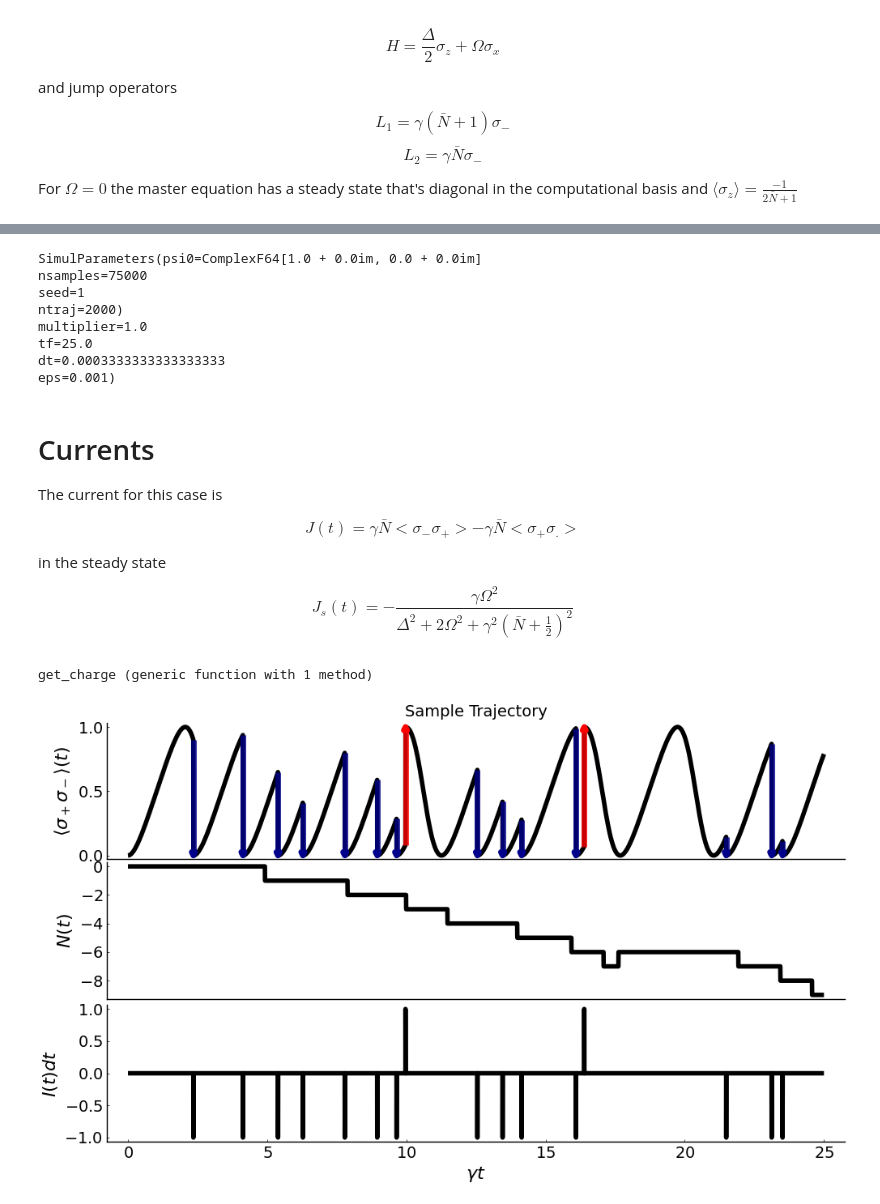
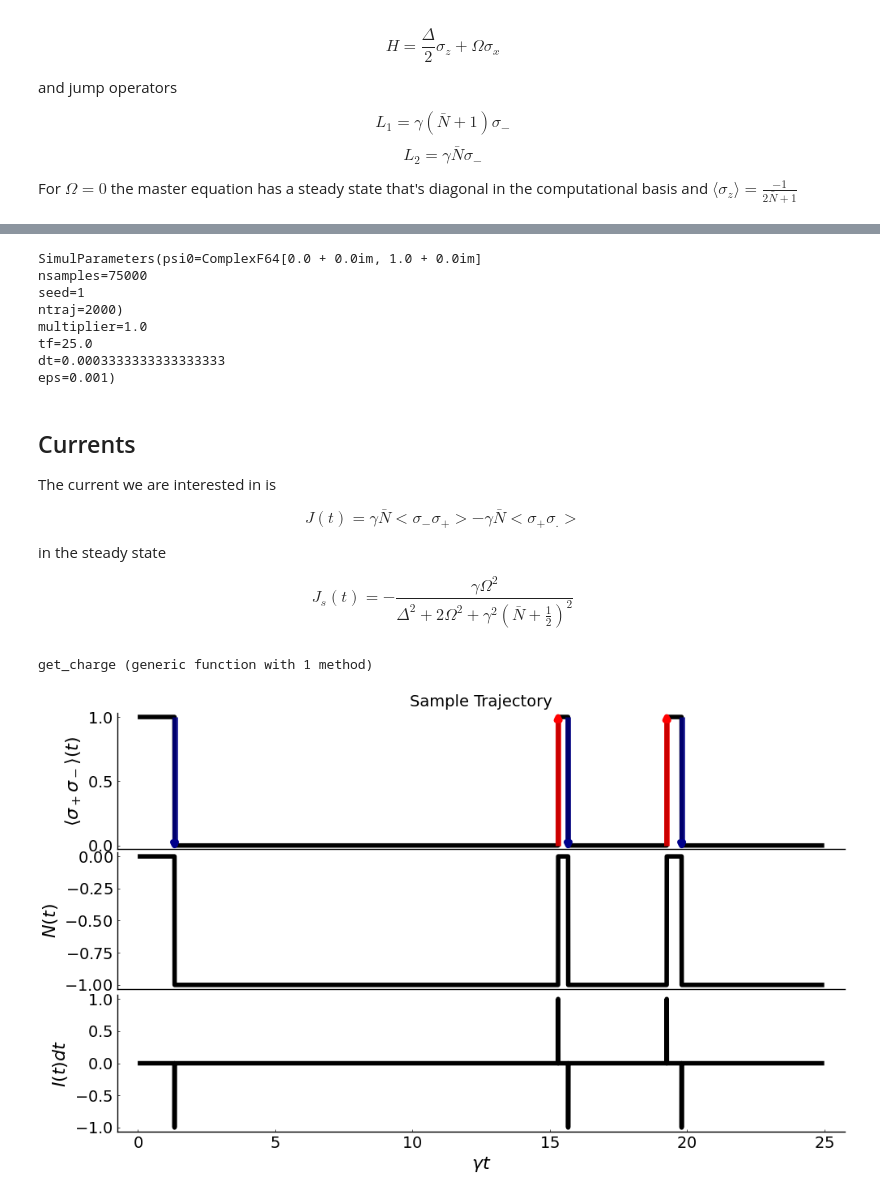
Before and after one commit to Ste1nb0cK/QuTaM.jl, a Jupyter notebook: notebooks/drive_qubit.ipynb, the cells around one changed output, grey strips where cells are left out. Saved outputs shown, nothing was run; the diff lists cells and outputs as text; code cells hidden in the pictures.

```diff
--- a/notebooks/drive_qubit.ipynb
+++ b/notebooks/drive_qubit.ipynb
@@ -22,9 +26,9 @@ using LinearAlgebra, QuTaM, Plots, LaTeXStrings, Statistics
 # %%
 ########################## INITIALIZATION
 # Define the hamiltonian
-delta = 0 # Constant following Landi figure 7
+delta = 1 # Constant following Landi figure 7
 gamma = 1
-omega = gamma
+omega = 0
 nbar = 0.2
 H = 0.5*delta * QuTaM.sigma_z + omega*QuTaM.sigma_x
 # Define the jump operators
@@ -32,7 +36,7 @@ L1 = gamma*(nbar+1)*QuTaM.sigma_m
 L2 = gamma*(nbar)*QuTaM.sigma_p
 # Define the system
 psi0 = zeros(ComplexF64, 2)
-psi0[1] = 1
+psi0[2] = 1
 sys = System(H, [L1, L2])
 params = SimulParameters(psi0,
     25.0, # Final time. Set very long so that all trajectories jump
@@ -43,7 +47,7 @@ params = SimulParameters(psi0,
     1e-3 # Tolerance for passing Dark state test
 )
 # %% [output]
-SimulParameters(psi0=ComplexF64[1.0 + 0.0im, 0.0 + 0.0im]
+SimulParameters(psi0=ComplexF64[0.0 + 0.0im, 1.0 + 0.0im]
 nsamples=75000
 seed=1
 ntraj=2000)
@@ -53,7 +57,7 @@ dt=0.0003333333333333333
 eps=0.001)
 # %%
 # Generate trajectories
-sample_clicks = run_trajectories(sys, params; progbar = true);
+sample_clicks = run_trajectories(sys, params);
 # %%
 # Obtain states between jumps
 ntimes = 10000
@@ -68,8 +72,8 @@ for k in 1:params.ntraj
     end
 end
 # %% [markdown]
-# Currents
-The current for this case is
+## Currents
+The current we are interested in is
 
 $$ J(t) = \gamma\bar{N}<\sigma_-\sigma_+> -  \gamma\bar{N}<\sigma_+\sigma_.> $$
 
@@ -154,31 +160,31 @@ end
 # %%
 # Plot
 pyplot()
-
+charge_sample = get_charge(t, traj, weights)
 p = plot(t, sample_occupation_e[:, traj_index], legend=false, linewidth=4, color="black",
              guidefont=font(16), grid=:false, gridalpha = 0.5,
             ylabel = L"\langle\sigma_+\sigma_-\rangle(t)", title="Sample Trajectory", xticks=false,
             bottom_margin=0*Plots.mm, tickfont=font(14), yticks=[0.0, 0.5, 1.0])
 # Add jump indicators
 for j in jump_indeces
     if sample_occupation_e[j-1, traj_index] > sample_occupation_e[j+1, traj_index]
         plot!([t[j], t[j]], [sample_occupation_e[j-1, traj_index], sample_occupation_e[j+1, traj_index]],
               linewidth=5, alpha=0.8, color="darkblue",
               arrow=:true, arrowsize=49)
     elseif sample_occupation_e[j-1, traj_index] < sample_occupation_e[j+0, traj_index]
         plot!([t[j], t[j]], [sample_occupation_e[j-1, traj_index], sample_occupation_e[j+1, traj_index]],
               linewidth=5, alpha=0.8, color="red",
               arrow=:true, arrowsize=49)
     end
 end
 charge_plot = plot(t, charge_sample , color="black", linewidth=4, grid=:false, gridalpha = 0.5,
                     xticks=false, guidefont=(16), ylabel=L"N(t)", legend=:false)
 
 current_plot = plot(t, current_sample[:, 3] , color="black", linewidth=4, grid=:false, gridalpha = 0.5,
                     xlabel=L"\gamma t", guidefont=(16), ylabel=L"I(t)dt", legend=:false)
 plot(p, charge_plot ,current_plot, layout=(3,1), size=(1000, 600), tickfont=font(14))
 # %% [output]
-[figure, old version]
+[figure, new version]
 # %%
 excited_population = dropdims(mean(sample_occupation_e, dims=2), dims=2)
 ground_population = dropdims(mean(sample_occupation_g, dims=2), dims=2)
```
Also changed, not shown: parts of 5 cells of this notebook, 7 other files.
